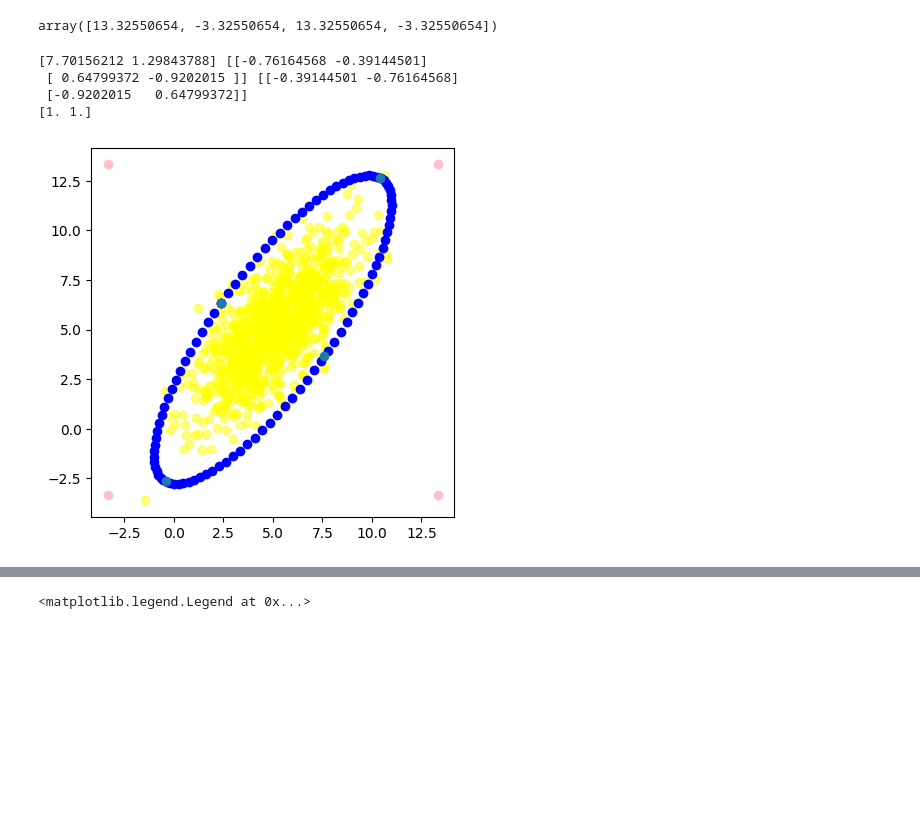
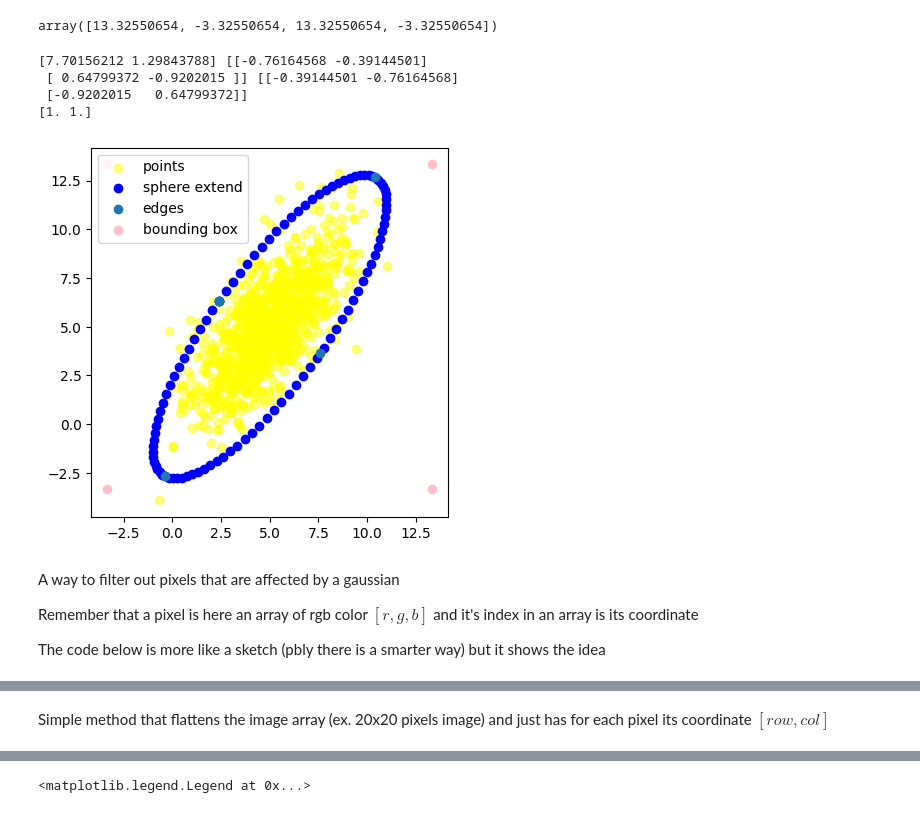
Before and after one commit to farqlia/UrbanViewsModeling, a Jupyter notebook: notebooks/Gaussian.ipynb, the cells around one changed output, grey strips where cells are left out. Cells and saved outputs as stored; diff of their text form; code cells hidden in the pictures; blank space fills up the shorter version.

```diff
--- a/notebooks/Gaussian.ipynb
+++ b/notebooks/Gaussian.ipynb
@@ -348,38 +323,45 @@ print(np.sign(eigenvalues))
 sphere_points = np.stack((x, y), axis=0).reshape(2, -1)
 sphere_points = (eigenvectors.T @ (np.diag(np.sqrt(np.abs(eigenvalues))) * extend_factor) @ sphere_points).T
 
 data = np.random.multivariate_normal(mean=mu, cov=cov_2d, size=1000)
-plt.scatter(data[:, 0], data[:, 1], color='yellow', alpha=0.5)
-plt.scatter(mu[0] + sphere_points[:, 0], (mu[1] - sphere_points[:, 1]), color='blue')
+plt.scatter(data[:, 0], data[:, 1], color='yellow', alpha=0.5, label='points')
+plt.scatter(mu[0] + sphere_points[:, 0], (mu[1] - sphere_points[:, 1]), color='blue', label='sphere extend')
 edge_points = np.array([
     [0, 1],
     [1, 0],
     [0, -1],
     [-1, 0]
 ])
 
 R = eigenvectors
 edge_points = (R.T @ np.diag(np.sqrt(eigenvalues)* extend_factor) @ edge_points.T).T
 
-plt.scatter(mu[0] + edge_points[:, 0], mu[1] -edge_points[:, 1])
+plt.scatter(mu[0] + edge_points[:, 0], mu[1] -edge_points[:, 1], label='edges')
 
 x_max, x_min, y_max, y_min = get_bounding_box(mu, cov_2d)
 bounding_box = np.array([
     [x_max, y_max], [x_max, y_min], [x_min, y_max], [x_min, y_min]
 ])
-plt.scatter(bounding_box[:, 0], bounding_box[:, 1], color='pink') # bounding box points
+plt.scatter(bounding_box[:, 0], bounding_box[:, 1], color='pink', label='bounding box') # bounding box points
 
 # Set the aspect ratio to equal to ensure the circle isn't distorted
 plt.gca().set_aspect('equal', adjustable='box')
 
 # Show the plot
+plt.legend()
 plt.show()
 # %% [output]
 [7.70156212 1.29843788] [[-0.76164568 -0.39144501]
  [ 0.64799372 -0.9202015 ]] [[-0.39144501 -0.76164568]
  [-0.9202015   0.64799372]]
 [1. 1.]
-[figure, old version]
+[figure, new version]
+# %% [markdown]
+A way to filter out pixels that are affected by a gaussian
+
+Remember that a pixel is here an array of rgb color $[r, g, b]$ and it's index in an array is its coordinate
+
+The code below is more like a sketch (pbly there is a smarter way) but it shows the idea
 # %%
 arr = np.random.rand(20, 20, 3)
 pixels_within_bb_ids(arr, mu, cov_2d, extent=3.0)
@@ -401,6 +383,8 @@ array([ True,  True,  True,  True,  True,  True,  True,  True,  True,
        False, False, False, False, False, False, False, False, False,
        False, False, False, False, False, False, False, False, False,
        False, False, False, False])
+# %% [markdown]
+Simple method that flattens the image array (ex. 20x20 pixels image) and just has for each pixel its coordinate $[row, col]$
 # %%
 get_pixel_coords(arr)
 # %% [output]
```
Also changed, not shown: parts of 29 cells of this notebook.
